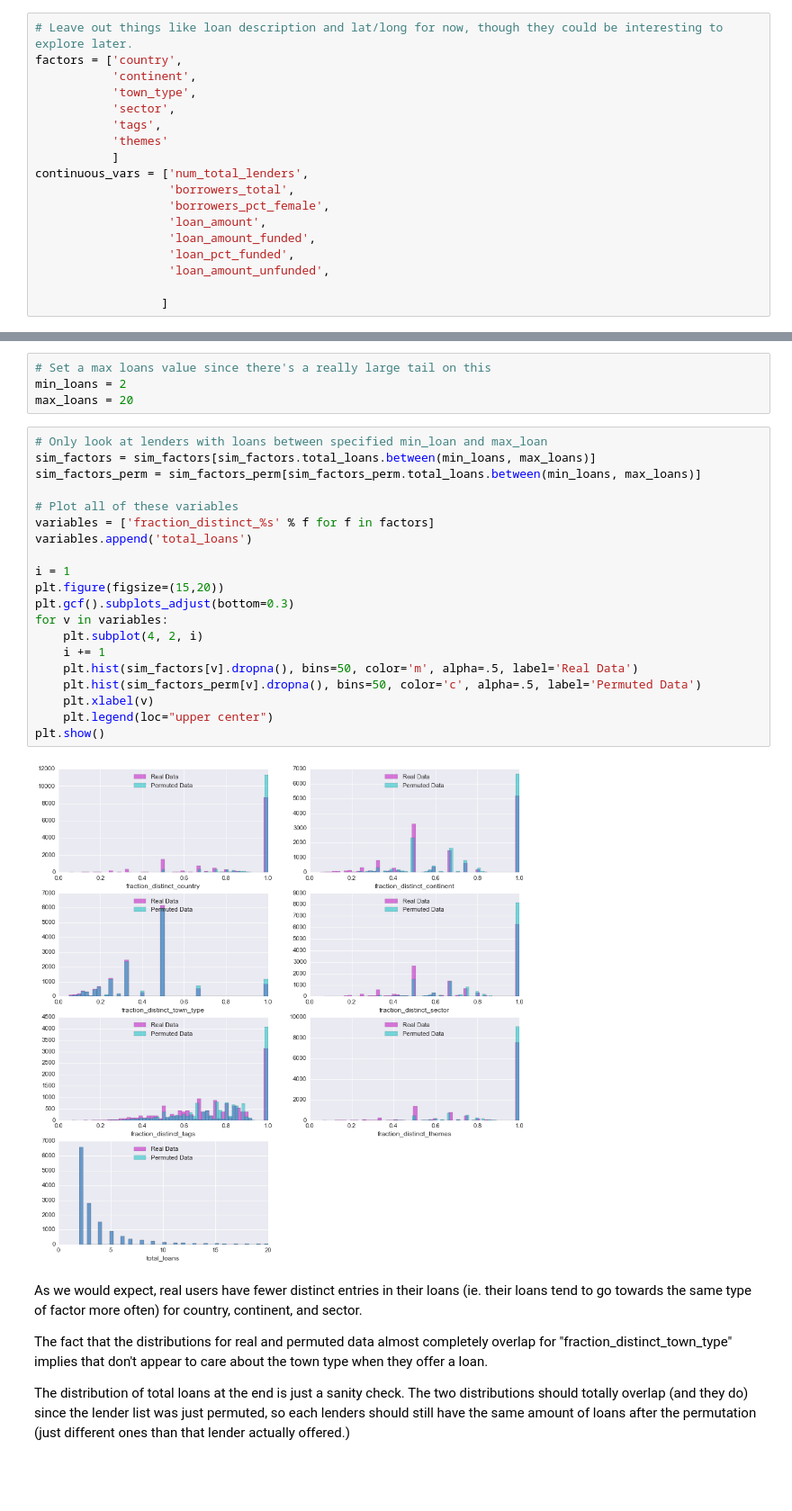
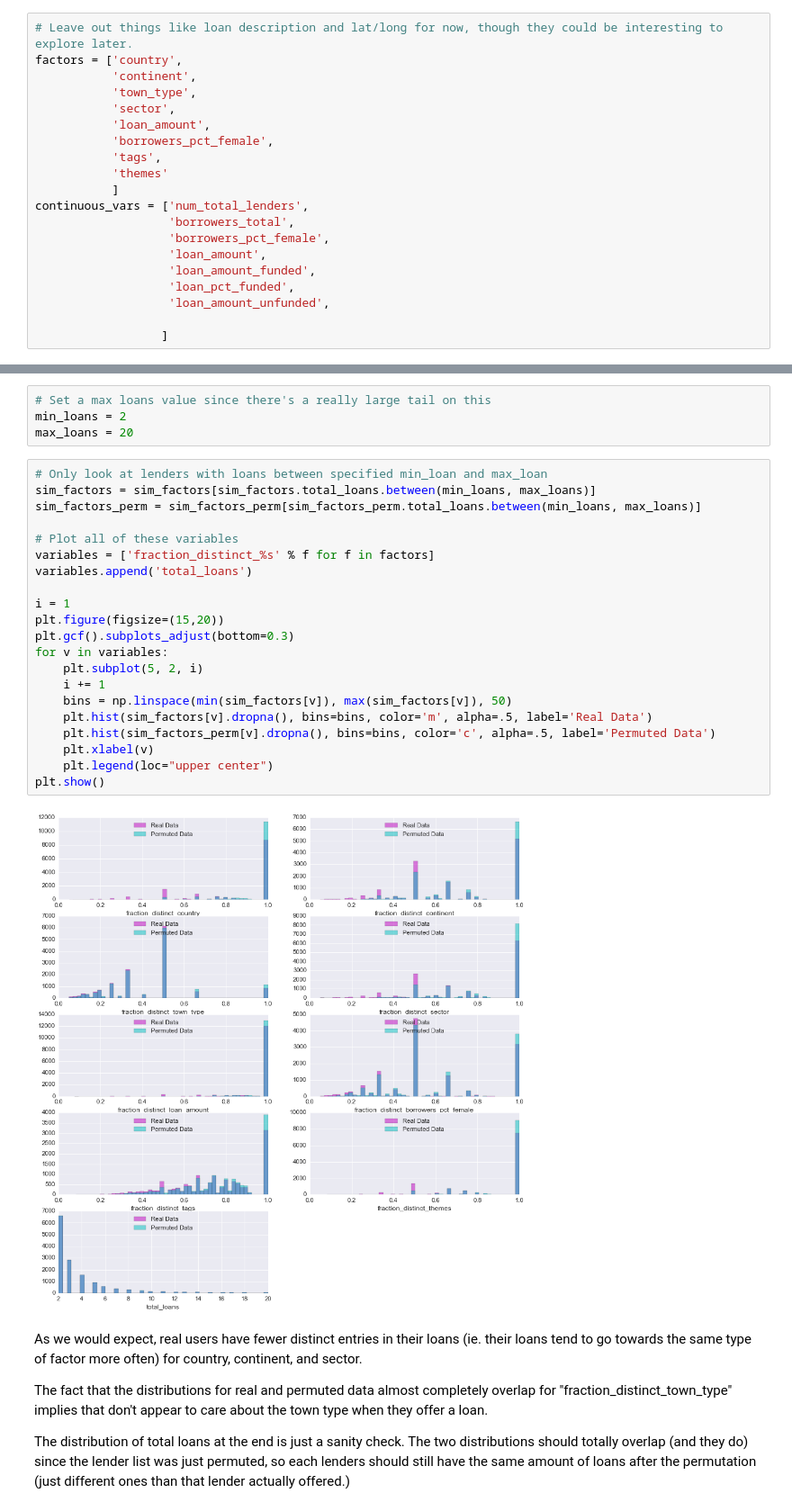
Before and after one commit to briannaschuyler/loan_project, a Jupyter notebook: Kiva Loans - Feature Selection.ipynb, the cells around one changed output, grey strips where cells are left out. Shown at 90% size. Cells and saved outputs as stored; diff of their text form; blank space fills up the shorter version.

Commit message:
Calculate loan similarity

```diff
--- a/Kiva Loans - Feature Selection.ipynb
+++ b/Kiva Loans - Feature Selection.ipynb
@@ -331,6 +327,8 @@ factors = ['country',
            'continent',
            'town_type',
            'sector',
+           'loan_amount',
+           'borrowers_pct_female',
            'tags',
            'themes'
            ]
@@ -399,25 +399,26 @@ max_loans = 20
 # %%
 # Only look at lenders with loans between specified min_loan and max_loan
 sim_factors = sim_factors[sim_factors.total_loans.between(min_loans, max_loans)]
 sim_factors_perm = sim_factors_perm[sim_factors_perm.total_loans.between(min_loans, max_loans)]
 
 # Plot all of these variables
 variables = ['fraction_distinct_%s' % f for f in factors]
 variables.append('total_loans')
 
 i = 1
 plt.figure(figsize=(15,20))
 plt.gcf().subplots_adjust(bottom=0.3)
 for v in variables:
-    plt.subplot(4, 2, i)
+    plt.subplot(5, 2, i)
     i += 1
-    plt.hist(sim_factors[v].dropna(), bins=50, color='m', alpha=.5, label='Real Data')
-    plt.hist(sim_factors_perm[v].dropna(), bins=50, color='c', alpha=.5, label='Permuted Data')
+    bins = np.linspace(min(sim_factors[v]), max(sim_factors[v]), 50)
+    plt.hist(sim_factors[v].dropna(), bins=bins, color='m', alpha=.5, label='Real Data')
+    plt.hist(sim_factors_perm[v].dropna(), bins=bins, color='c', alpha=.5, label='Permuted Data')
     plt.xlabel(v)
     plt.legend(loc="upper center")
 plt.show()
 # %% [output]
-[figure, old version]
+[figure, new version]
 # %% [markdown]
 As we would expect, real users have fewer distinct entries in their loans (ie. their loans tend to go towards the same type of factor more often) for country, continent, and sector.
 
```
Also changed, not shown: parts of 10 cells of this notebook.
